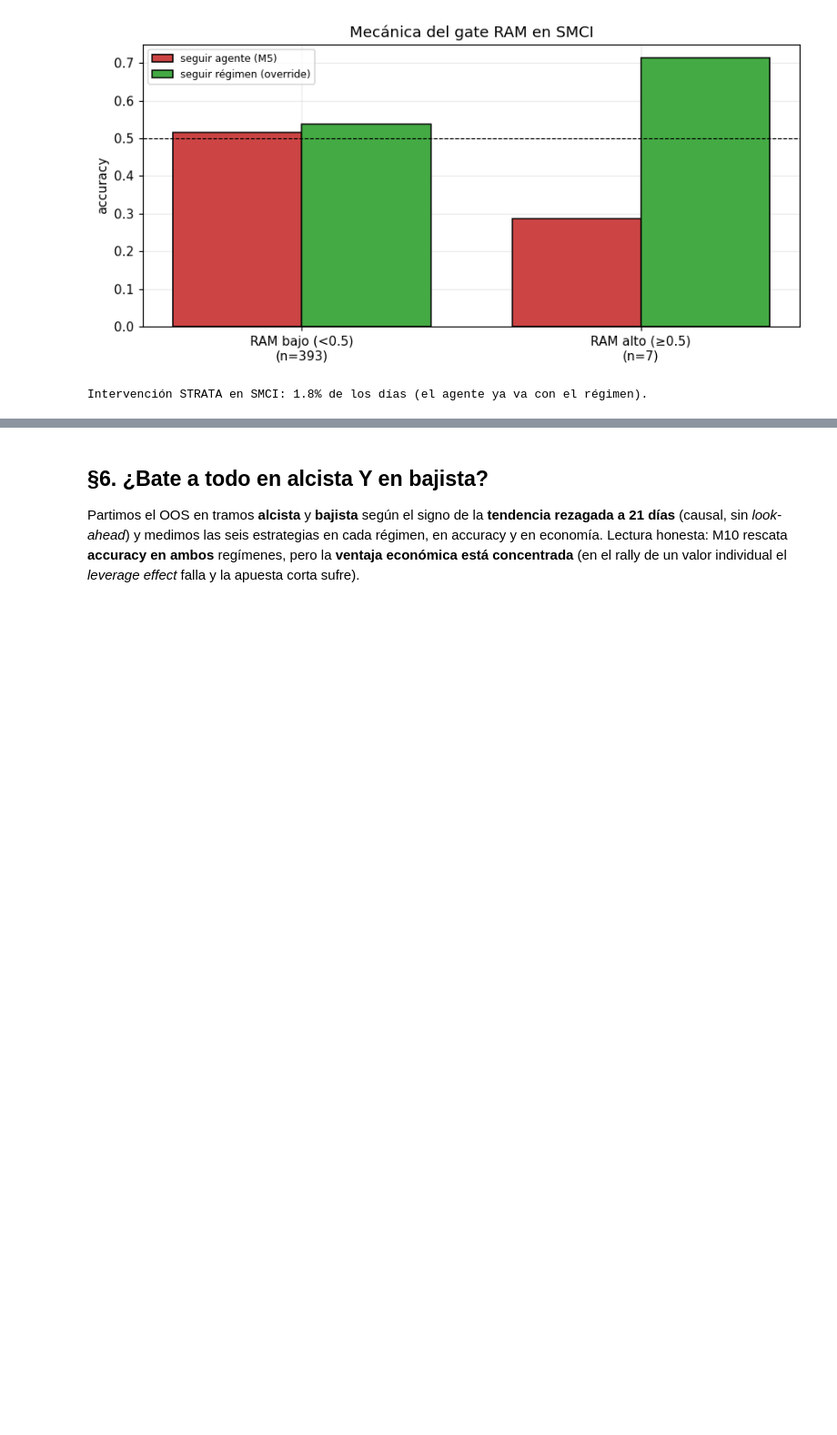
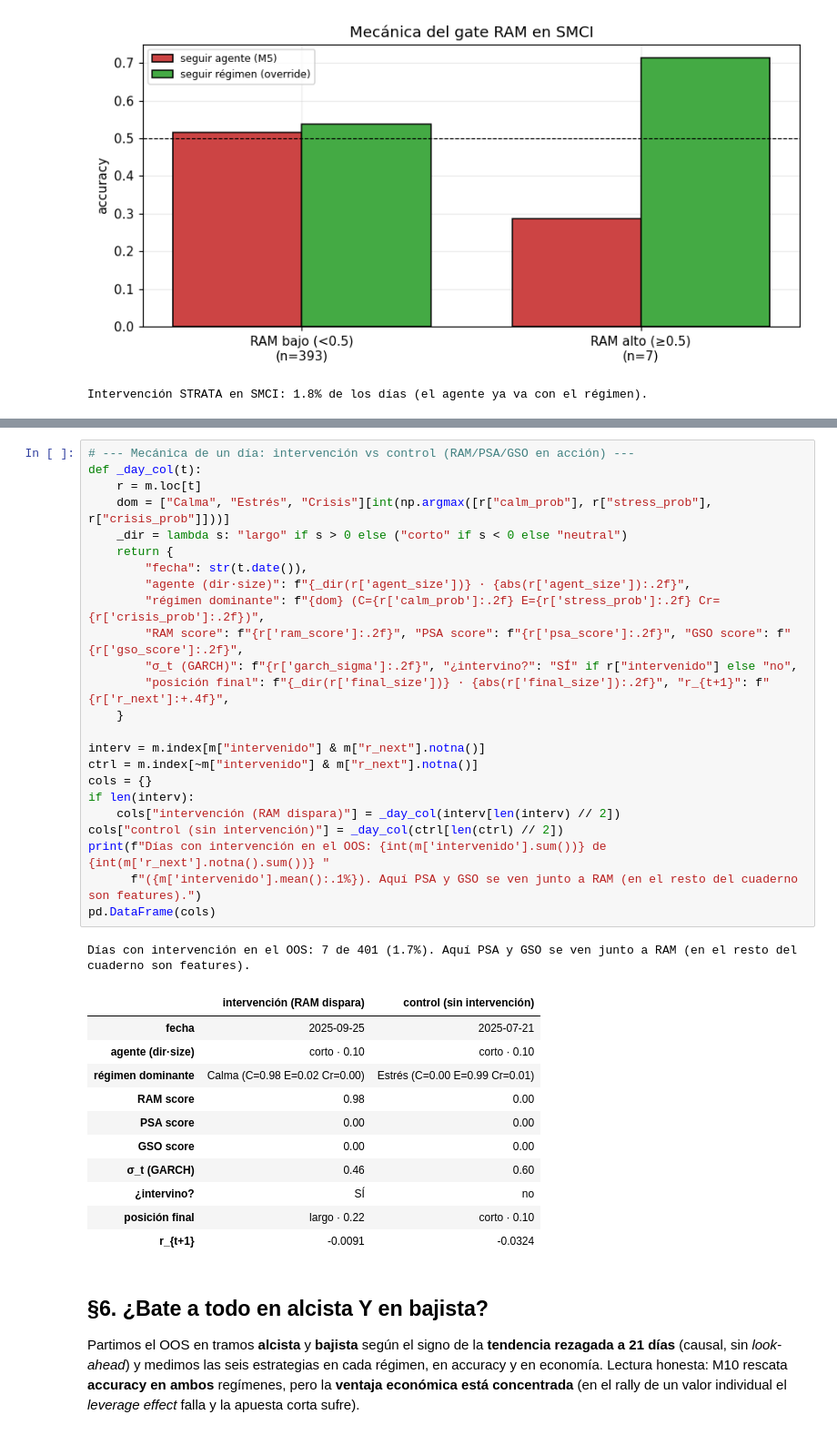
Before and after one commit to RaquelGarciah/Real-time-statistical-supervision-of-an-AI-trading-agent, a Jupyter notebook: notebooks/STRATA_SMCI.ipynb, the cells around one changed output, grey strips where cells are left out. Shown at 91% size. Cells and saved outputs as stored; diff of their text form; blank space fills up the shorter version.

```diff
--- a/notebooks/STRATA_SMCI.ipynb
+++ b/notebooks/STRATA_SMCI.ipynb
@@ -754,3 +787,40 @@ Intervención STRATA en SMCI: 1.8% de los días (el agente ya va con el régimen
+# %%
+# --- Mecánica de un día: intervención vs control (RAM/PSA/GSO en acción) ---
+def _day_col(t):
+    r = m.loc[t]
+    dom = ["Calma", "Estrés", "Crisis"][int(np.argmax([r["calm_prob"], r["stress_prob"], r["crisis_prob"]]))]
+    _dir = lambda s: "largo" if s > 0 else ("corto" if s < 0 else "neutral")
+    return {
+        "fecha": str(t.date()),
+        "agente (dir·size)": f"{_dir(r['agent_size'])} · {abs(r['agent_size']):.2f}",
+        "régimen dominante": f"{dom} (C={r['calm_prob']:.2f} E={r['stress_prob']:.2f} Cr={r['crisis_prob']:.2f})",
+        "RAM score": f"{r['ram_score']:.2f}", "PSA score": f"{r['psa_score']:.2f}", "GSO score": f"{r['gso_score']:.2f}",
+        "σ_t (GARCH)": f"{r['garch_sigma']:.2f}", "¿intervino?": "SÍ" if r["intervenido"] else "no",
+        "posición final": f"{_dir(r['final_size'])} · {abs(r['final_size']):.2f}", "r_{t+1}": f"{r['r_next']:+.4f}",
+    }
+
+interv = m.index[m["intervenido"] & m["r_next"].notna()]
+ctrl = m.index[~m["intervenido"] & m["r_next"].notna()]
+cols = {}
+if len(interv):
+    cols["intervención (RAM dispara)"] = _day_col(interv[len(interv) // 2])
+cols["control (sin intervención)"] = _day_col(ctrl[len(ctrl) // 2])
+print(f"Días con intervención en el OOS: {int(m['intervenido'].sum())} de {int(m['r_next'].notna().sum())} "
+      f"({m['intervenido'].mean():.1%}). Aquí PSA y GSO se ven junto a RAM (en el resto del cuaderno son features).")
+pd.DataFrame(cols)
+# %% [output]
+Días con intervención en el OOS: 7 de 401 (1.7%). Aquí PSA y GSO se ven junto a RAM (en el resto del cuaderno son features).
+|  | intervención (RAM dispara) | control (sin intervención) |
+| fecha | 2025-09-25 | 2025-07-21 |
+| agente (dir·size) | corto · 0.10 | corto · 0.10 |
+| régimen dominante | Calma (C=0.98 E=0.02 Cr=0.00) | Estrés (C=0.00 E=0.99 Cr=0.01) |
+| RAM score | 0.98 | 0.00 |
+| PSA score | 0.00 | 0.00 |
+| GSO score | 0.00 | 0.00 |
+| σ_t (GARCH) | 0.46 | 0.60 |
+| ¿intervino? | SÍ | no |
+| posición final | largo · 0.22 | corto · 0.10 |
+| r_{t+1} | -0.0091 | -0.0324 |
 # %% [markdown]
 ## §6. ¿Bate a todo en alcista Y en bajista?
 
```
Also changed, not shown: parts of 5 cells of this notebook, 1 other file.
